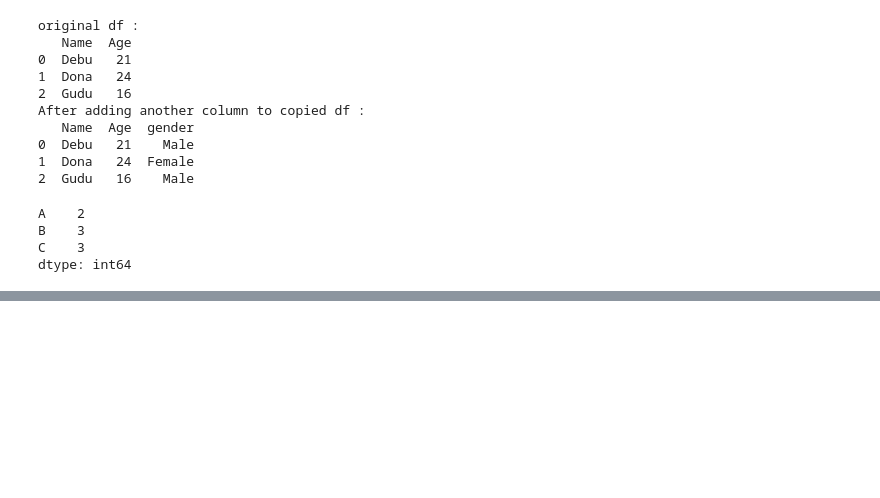
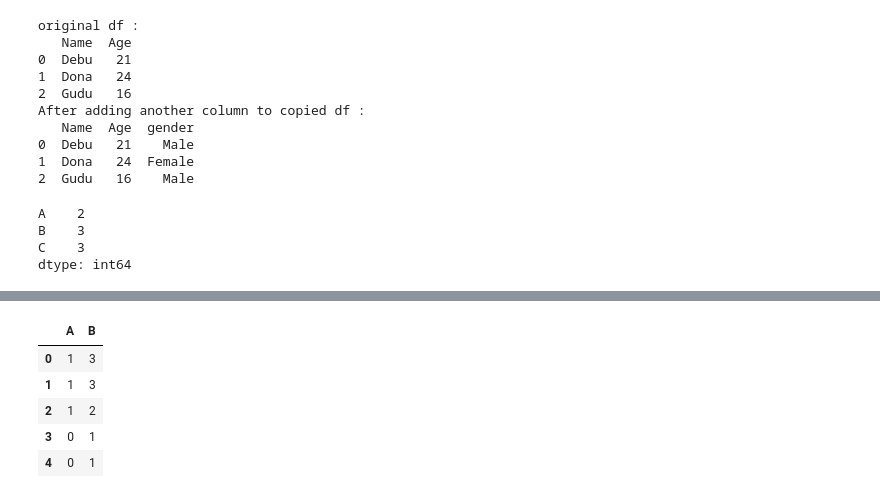
Before and after one commit to debasishnayak12/dailly-code--activitty, a Jupyter notebook: pandas_practice.ipynb, the cells around one changed output, grey strips where cells are left out. Cells and saved outputs as stored; diff of their text form; code cells hidden in the pictures; blank space fills up the shorter version.

```diff
--- a/pandas_practice.ipynb
+++ b/pandas_practice.ipynb
@@ -295,0 +352,13 @@ dtype: int64
+# %%
+#Using df.cummin
+data={'A':[1,4,3,0,2],
+     'B':[3,7,2,1,8]}
+df=pd.DataFrame(data)
+df.cummin()
+# %% [output]
+|  | A | B |
+| 0 | 1 | 3 |
+| 1 | 1 | 3 |
+| 2 | 1 | 2 |
+| 3 | 0 | 1 |
+| 4 | 0 | 1 |
```
Also changed, not shown: parts of 19 cells of this notebook.
